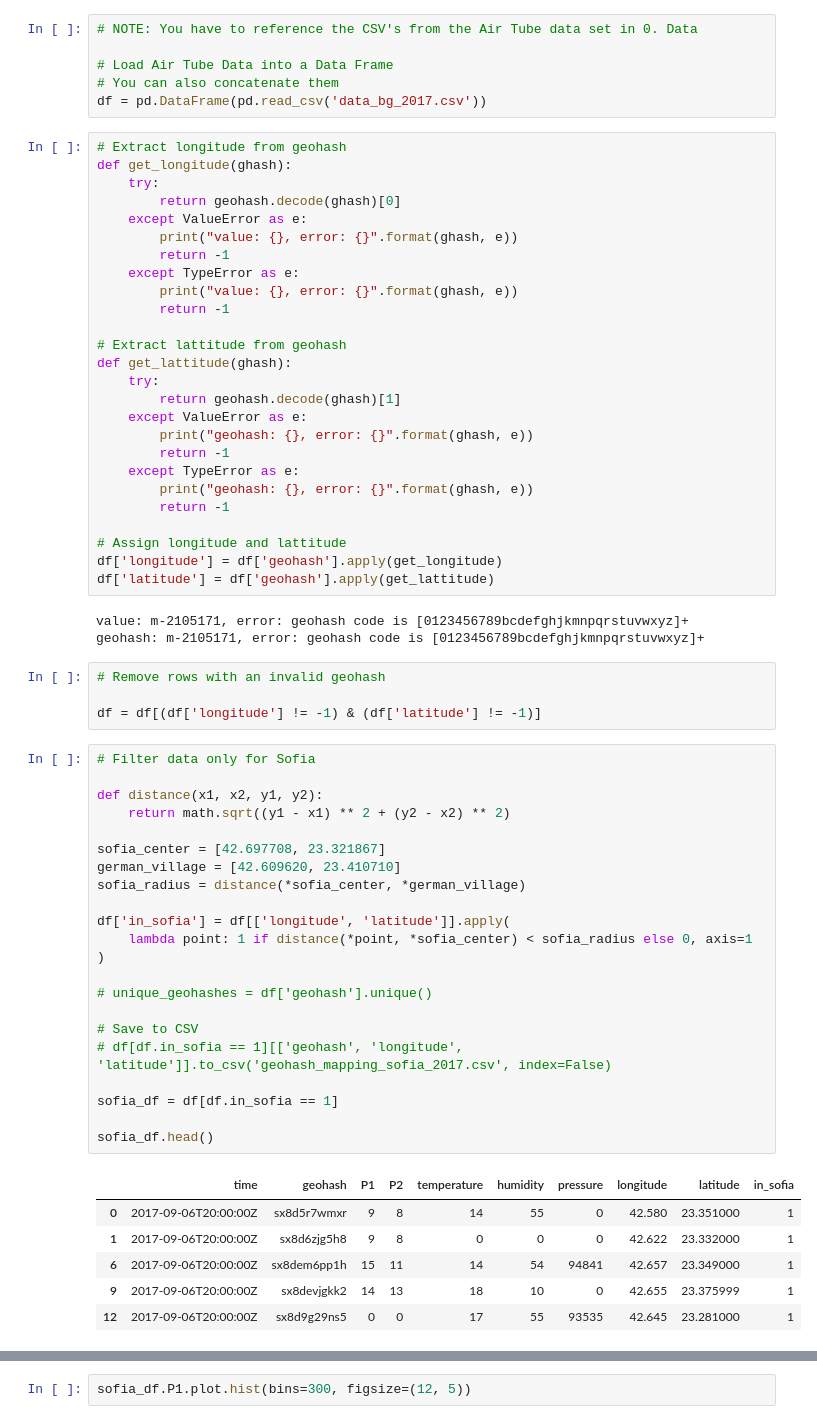
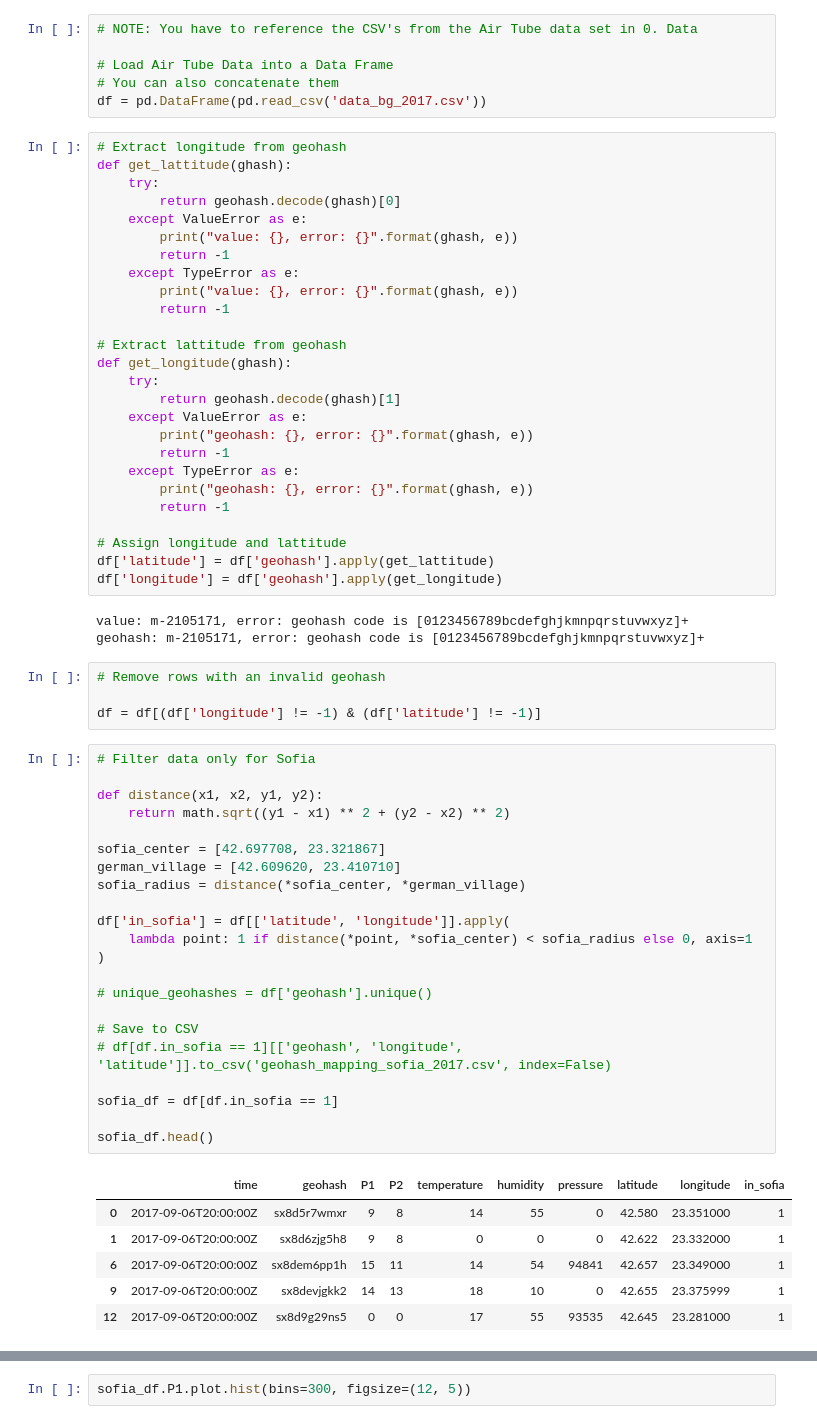
Before and after one commit to Bugzey/Team-Midas, a Jupyter notebook: 2. Data Understanding/DU_005 Geospatial Analysis.ipynb, the cells around one changed output, grey strips where cells are left out. Cells and saved outputs as stored; diff of their text form.

Commit message:
Fix latitude and longitude order

```diff
--- a/2. Data Understanding/DU_005 Geospatial Analysis.ipynb
+++ b/2. Data Understanding/DU_005 Geospatial Analysis.ipynb
@@ -21,7 +21,7 @@ import matplotlib.pyplot as plt
 df = pd.DataFrame(pd.read_csv('data_bg_2017.csv'))
 # %%
 # Extract longitude from geohash
-def get_longitude(ghash):
+def get_lattitude(ghash):
     try:
         return geohash.decode(ghash)[0]
     except ValueError as e:
@@ -32,7 +32,7 @@ def get_longitude(ghash):
         return -1
 
 # Extract lattitude from geohash
-def get_lattitude(ghash):
+def get_longitude(ghash):
     try:
         return geohash.decode(ghash)[1]
     except ValueError as e:
@@ -43,8 +43,8 @@ def get_lattitude(ghash):
         return -1
 
 # Assign longitude and lattitude
+df['latitude'] = df['geohash'].apply(get_lattitude)
 df['longitude'] = df['geohash'].apply(get_longitude)
-df['latitude'] = df['geohash'].apply(get_lattitude)
 # %% [output]
 value: m-2105171, error: geohash code is [0123456789bcdefghjkmnpqrstuvwxyz]+
 geohash: m-2105171, error: geohash code is [0123456789bcdefghjkmnpqrstuvwxyz]+
@@ -55,27 +55,27 @@ df = df[(df['longitude'] != -1) & (df['latitude'] != -1)]
 # %%
 # Filter data only for Sofia
 
 def distance(x1, x2, y1, y2):
     return math.sqrt((y1 - x1) ** 2 + (y2 - x2) ** 2)
 
 sofia_center = [42.697708, 23.321867]
 german_village = [42.609620, 23.410710]
 sofia_radius = distance(*sofia_center, *german_village)
 
-df['in_sofia'] = df[['longitude', 'latitude']].apply(
+df['in_sofia'] = df[['latitude', 'longitude']].apply(
     lambda point: 1 if distance(*point, *sofia_center) < sofia_radius else 0, axis=1
 )
 
 # unique_geohashes = df['geohash'].unique()
 
 # Save to CSV
 # df[df.in_sofia == 1][['geohash', 'longitude', 'latitude']].to_csv('geohash_mapping_sofia_2017.csv', index=False)
 
 sofia_df = df[df.in_sofia == 1]
 
 sofia_df.head()
 # %% [output]
-|  | time | geohash | P1 | P2 | temperature | humidity | pressure | longitude | latitude | in_sofia |
+|  | time | geohash | P1 | P2 | temperature | humidity | pressure | latitude | longitude | in_sofia |
 | 0 | 2017-09-06T20:00:00Z | sx8d5r7wmxr | 9 | 8 | 14 | 55 | 0 | 42.580 | 23.351000 | 1 |
 | 1 | 2017-09-06T20:00:00Z | sx8d6zjg5h8 | 9 | 8 | 0 | 0 | 0 | 42.622 | 23.332000 | 1 |
 | 6 | 2017-09-06T20:00:00Z | sx8dem6pp1h | 15 | 11 | 14 | 54 | 94841 | 42.657 | 23.349000 | 1 |
```
Also changed, not shown: parts of 9 cells of this notebook.
